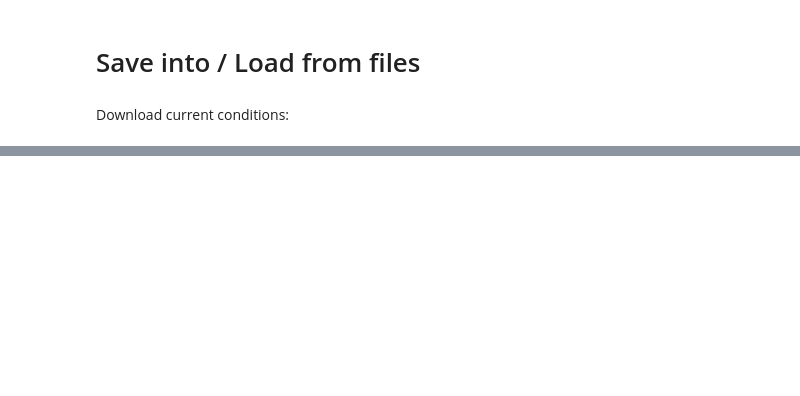
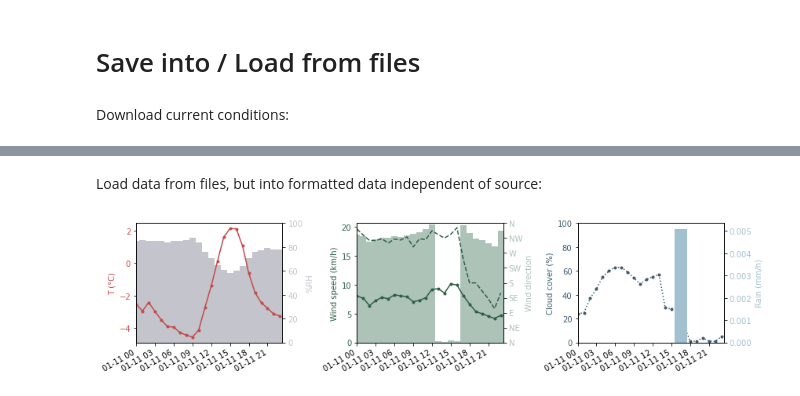
Before and after one commit to ovinc/weatho, a Jupyter notebook: Examples.ipynb, the cells around one changed output, grey strips where cells are left out. Drawn from its saved outputs; the diff is of its cells as text; code cells hidden in the pictures; blank space fills up the shorter version.

```diff
--- a/Examples.ipynb
+++ b/Examples.ipynb
@@ -83,0 +186,4 @@ TypeError: 'timezone' is an invalid keyword argument for this function
+# %%
+date = tz.localize(datetime(2021, 1, 11))
+data = w.load(date, path='Test')
+data['currently']
@@ -83,0 +208,8 @@ TypeError: 'timezone' is an invalid keyword argument for this function
+# %% [markdown]
+Load data from files, but into formatted data independent of source:
+# %%
+date = tz.localize(datetime(2021, 1, 11))
+data = w.hourly(date, path='Test')  # data is a dict, that can be plotted directly:
+plot(data);
+# %% [output]
+[figure, added]
```
Also changed, not shown: parts of 35 cells of this notebook, 3 other files.
